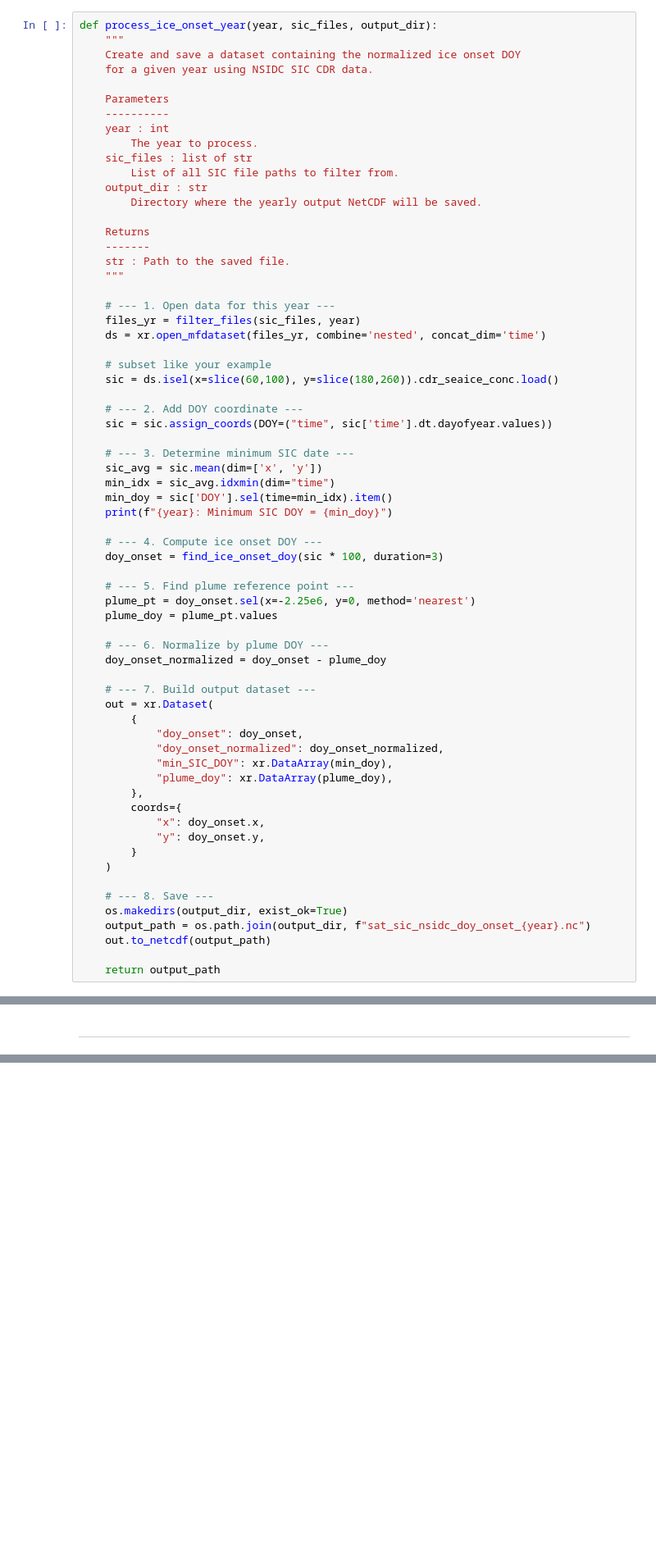
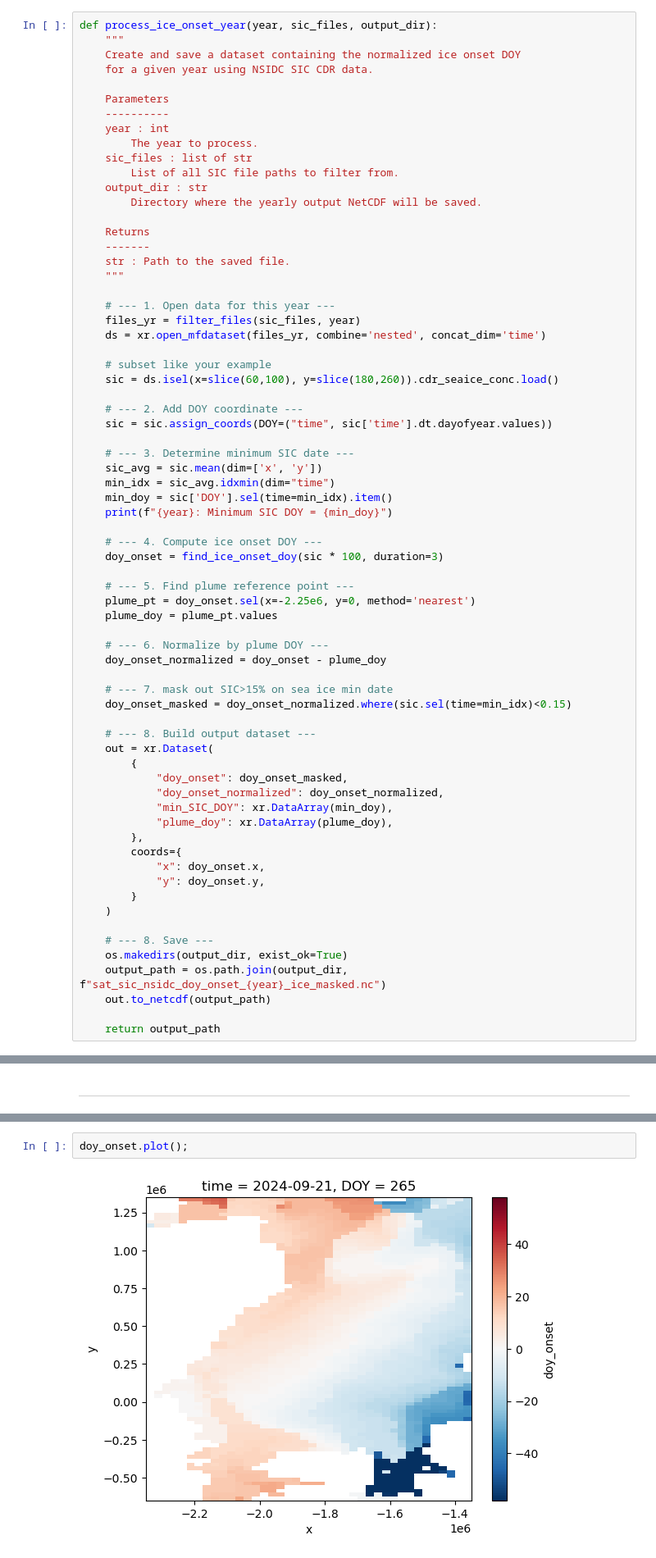
Before and after one commit to mjzahn/SASSIE_ECCO_salinity_stratification, a Jupyter notebook: notebooks/satellite_obs/satellite_sic_timelag.ipynb, the cells around one changed output, grey strips where cells are left out. Shown at 82% size. Cells and saved outputs as stored; diff of their text form; blank space fills up the shorter version.

Commit message:
satellite doy onset

```diff
--- a/notebooks/satellite_obs/satellite_sic_timelag.ipynb
+++ b/notebooks/satellite_obs/satellite_sic_timelag.ipynb
@@ -122,10 +126,13 @@ def process_ice_onset_year(year, sic_files, output_dir):
     # --- 6. Normalize by plume DOY ---
     doy_onset_normalized = doy_onset - plume_doy
 
-    # --- 7. Build output dataset ---
+    # --- 7. mask out SIC>15% on sea ice min date
+    doy_onset_masked = doy_onset_normalized.where(sic.sel(time=min_idx)<0.15)
+
+    # --- 8. Build output dataset ---
     out = xr.Dataset(
         {
-            "doy_onset": doy_onset,
+            "doy_onset": doy_onset_masked,
             "doy_onset_normalized": doy_onset_normalized,
             "min_SIC_DOY": xr.DataArray(min_doy),
             "plume_doy": xr.DataArray(plume_doy),
@@ -138,7 +145,7 @@ def process_ice_onset_year(year, sic_files, output_dir):
 
     # --- 8. Save ---
     os.makedirs(output_dir, exist_ok=True)
-    output_path = os.path.join(output_dir, f"sat_sic_nsidc_doy_onset_{year}.nc")
+    output_path = os.path.join(output_dir, f"sat_sic_nsidc_doy_onset_{year}_ice_masked.nc")
     out.to_netcdf(output_path)
 
     return output_path
@@ -274,0 +284,4 @@ fig.savefig('/home/jpluser/git_repos/SASSIE_ECCO_salinity_stratification/figures
+# %%
+doy_onset.plot();
+# %% [output]
+[figure, added]
```
Also changed, not shown: parts of 8 cells of this notebook.
